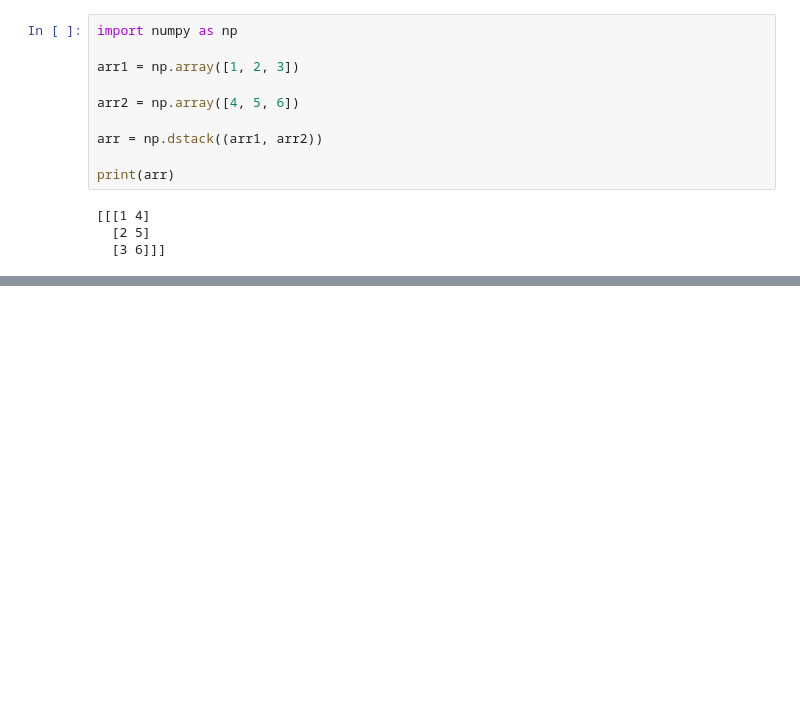
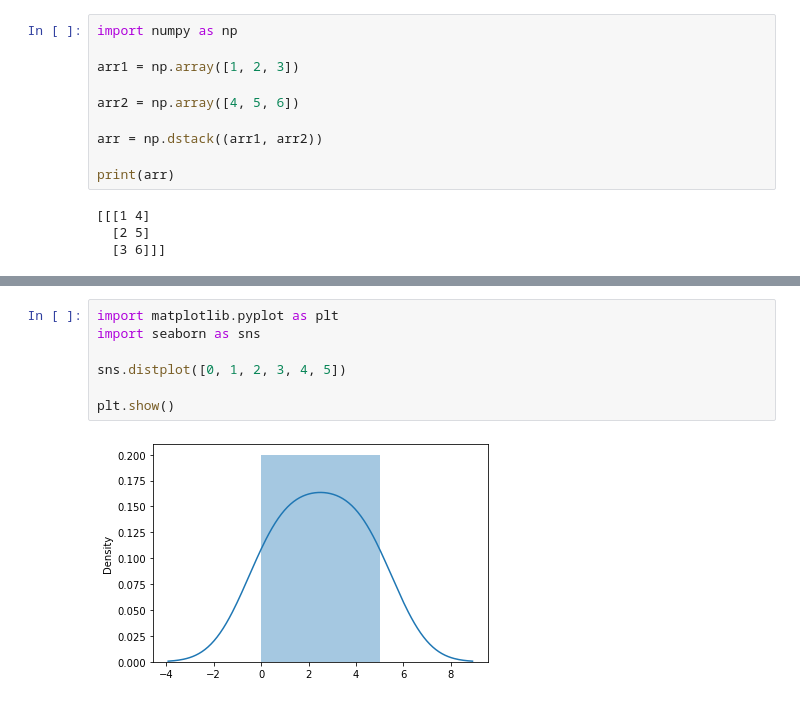
Before and after one commit to ortizfram/WEB3-Numpy, a Jupyter notebook: WEB3-Numpy.ipynb, the cells around one changed output, grey strips where cells are left out. Cells and saved outputs as stored; diff of their text form; blank space fills up the shorter version.

Commit message:
Add files via upload
random, seaborn, & distributions

```diff
--- a/WEB3-Numpy.ipynb
+++ b/WEB3-Numpy.ipynb
@@ -1197,0 +1389,9 @@ print(newarr) #par
+# %%
+import matplotlib.pyplot as plt
+import seaborn as sns
+
+sns.distplot([0, 1, 2, 3, 4, 5])
+
+plt.show()
+# %% [output]
+[figure, added]
```
Also changed, not shown: parts of 131 cells of this notebook.
